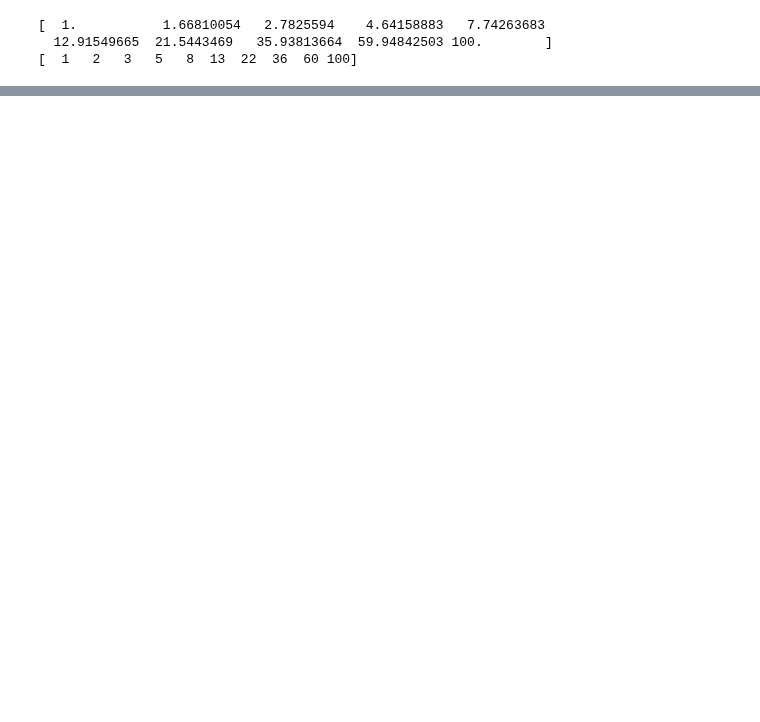
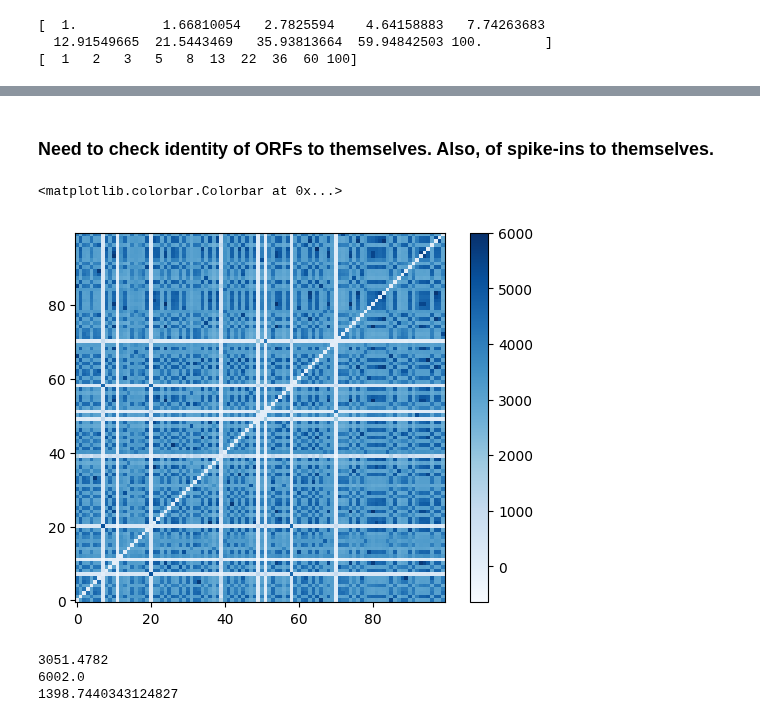
Before and after one commit to AddisonHowe/soil-metagenomics, a Jupyter notebook: notebooks/reconstruction.ipynb, the cells around one changed output, grey strips where cells are left out. Drawn from its saved outputs; the diff is of its cells as text; code cells hidden in the pictures; blank space fills up the shorter version.

```diff
--- a/notebooks/reconstruction.ipynb
+++ b/notebooks/reconstruction.ipynb
@@ -447,0 +832,38 @@ print(rounded)
+# %% [markdown]
+### Need to check identity of ORFs to themselves. Also, of spike-ins to themselves.
+# %%
+spikein_faa="../out/reconstruction/spikein.faa"
+spikein_seqs = {rec.id: str(rec.seq) for rec in SeqIO.parse(spikein_faa, "fasta")}
+spikein_seqs = list(spikein_seqs.values())
+# Simple alignment setup
+aligner = PairwiseAligner(scoring='blastp')
+# aligner.mode = 'global'
+# aligner.match_score = 2
+# aligner.mismatch_score = -1
+# aligner.open_gap_score = -0.5
+# aligner.extend_gap_score = -0.1
+
+alignment = np.zeros((len(spikein_seqs), len(spikein_seqs)))
+
+for i in range(len(spikein_seqs)):
+    for j in range(i):
+        alignments = aligner.align(spikein_seqs[i], spikein_seqs[j])
+        # best_alignment = next(alignments)
+        score = alignments.score
+        # normalized_score = score / max(len(spikein_seqs[i]), len(spikein_seqs[j]))
+        alignment[i, j] = score
+        alignment[j, i] = score
+
+plt.imshow(alignment, origin = 'lower', cmap = 'Blues')
+plt.colorbar()
+# %% [output]
+<matplotlib.colorbar.Colorbar at 0x...>
+[figure, added]
+# %%
+print(np.mean(alignment))
+print(np.max(alignment))
+print(np.std(alignment))
+# %% [output]
+3051.4782
+6002.0
+1398.7440343124827
```
Also changed, not shown: parts of 12 cells of this notebook, 1 other file.
